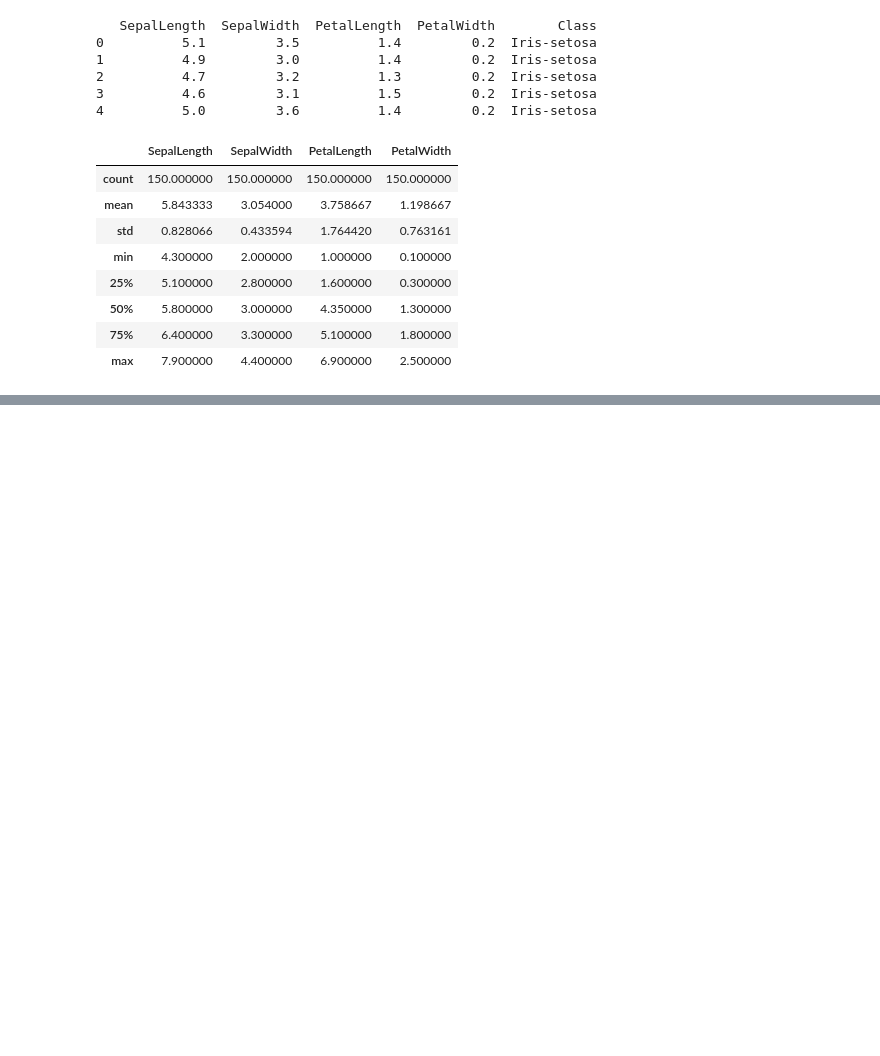
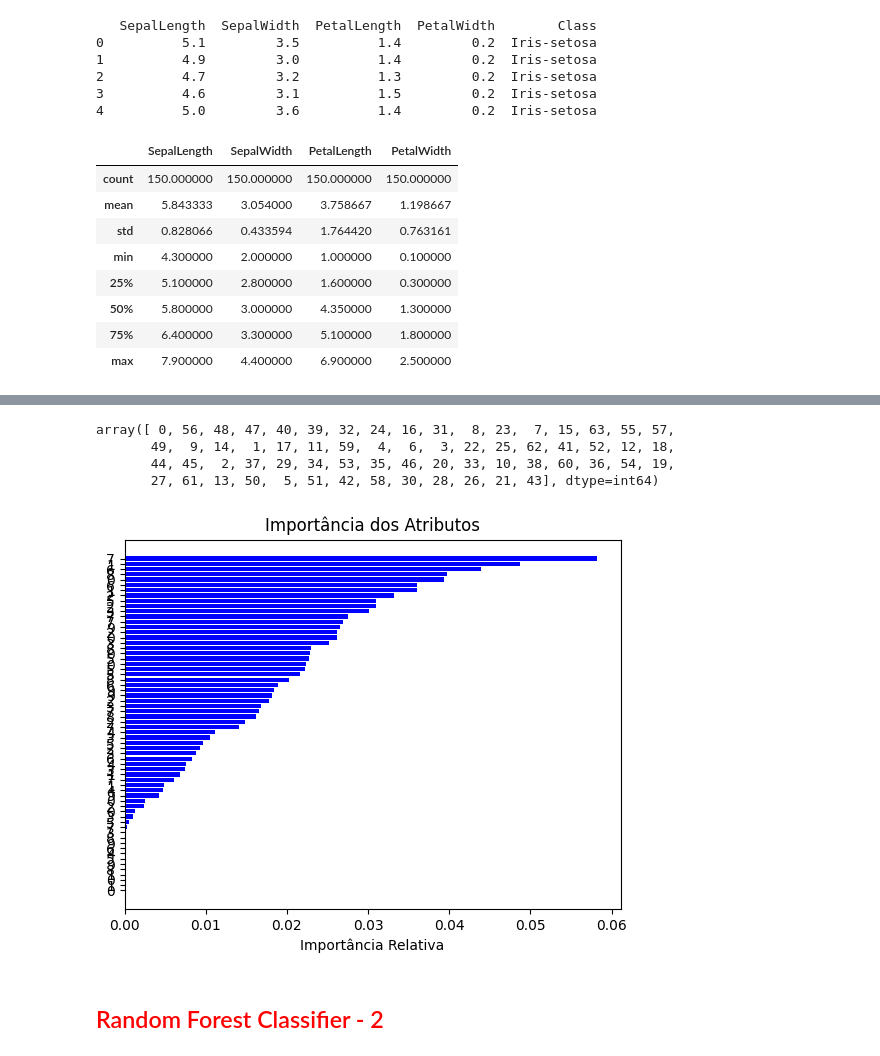
Before and after one commit to alyssonmontovanelli/formacao_dataScience_DSA, a Jupyter notebook: 04_machineLearning/Cap09_DecisionTree_RandomForest_Ensemble_pt2/02_Random_Forest_Python.ipynb, the cells around one changed output, grey strips where cells are left out. Saved outputs shown, nothing was run; the diff lists cells and outputs as text; code cells hidden in the pictures; blank space fills up the shorter version.

Commit message:
random forest clf1

```diff
--- a/04_machineLearning/Cap09_DecisionTree_RandomForest_Ensemble_pt2/02_Random_Forest_Python.ipynb
+++ b/04_machineLearning/Cap09_DecisionTree_RandomForest_Ensemble_pt2/02_Random_Forest_Python.ipynb
@@ -54,0 +218,3 @@ irisData.describe()
+# %%
+# Criando o classificador
+clf = RandomForestClassifier(n_estimators = 10)
@@ -54,0 +233,3 @@ irisData.describe()
+# %%
+# Construindo o modelo
+clf =  clf.fit(data, labels)
@@ -54,0 +265,4 @@ irisData.describe()
+# %%
+# Extraindo a importância das variáveis para o modelo
+importancia = clf.feature_importances_
+indices = np.argsort(importancia)
@@ -54,0 +285,24 @@ irisData.describe()
+# %%
+indices
+# %% [output]
+array([ 0, 56, 48, 47, 40, 39, 32, 24, 16, 31,  8, 23,  7, 15, 63, 55, 57,
+       49,  9, 14,  1, 17, 11, 59,  4,  6,  3, 22, 25, 62, 41, 52, 12, 18,
+       44, 45,  2, 37, 29, 34, 53, 35, 46, 20, 33, 10, 38, 60, 36, 54, 19,
+       27, 61, 13, 50,  5, 51, 42, 58, 30, 28, 26, 21, 43], dtype=int64)
+# %%
+# Obtendo os indices
+ind=[]
+for i in indices:
+ ind.append(labels[i])
+# %%
+# Plot da importância dos atributos
+plt.figure(1)
+plt.title("Importância dos Atributos")
+plt.barh(range(len(indices)), importancia[indices], color = "b", align="center")
+plt.yticks(range(len(indices)), ind)
+plt.xlabel("Importância Relativa")
+plt.show()
+# %% [output]
+[figure, added]
+# %% [markdown]
+## <font color='red'>Random Forest Classifier - 2</font>
```
Also changed, not shown: parts of 30 cells of this notebook.
